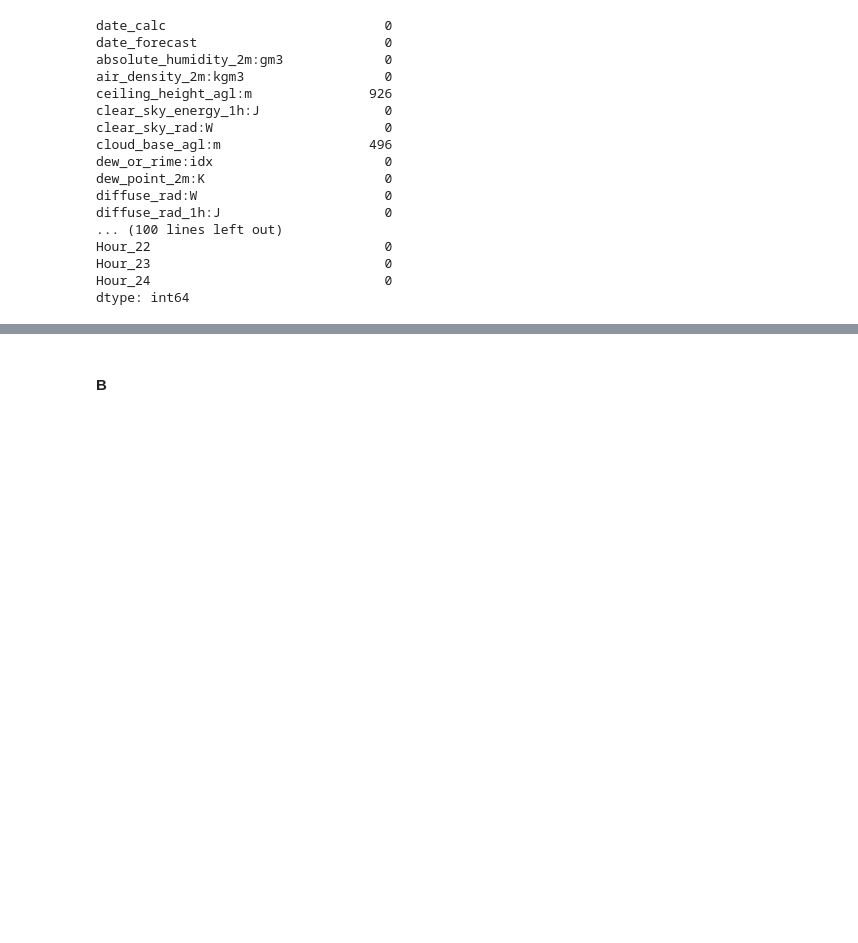
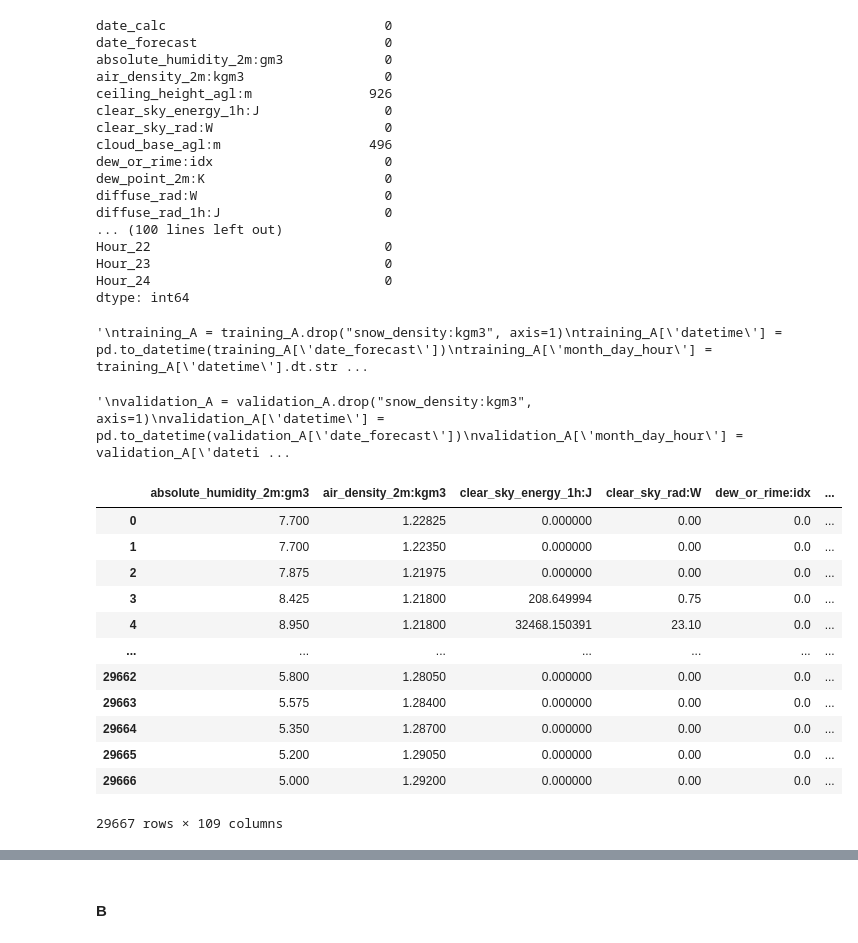
Before and after one commit to odaernt/Machine-learning-066, a Jupyter notebook: models_each_location.ipynb, the cells around one changed output, grey strips where cells are left out. Saved outputs shown, nothing was run; the diff lists cells and outputs as text; code cells hidden in the pictures; blank space fills up the shorter version.

```diff
--- a/models_each_location.ipynb
+++ b/models_each_location.ipynb
@@ -391,9 +376,10 @@ Hour_23                              0
 Hour_24                              0
 dtype: int64
 # %%
-#training_A = training_A.dropna(axis=1, how='any')
-#validation_A = validation_A.dropna(axis=1, how='any')
+training_A = training_A.dropna(axis=1, how='any')
+validation_A = validation_A.dropna(axis=1, how='any')
 
+'''
 training_A = training_A.drop("snow_density:kgm3", axis=1)
 training_A['datetime'] = pd.to_datetime(training_A['date_forecast'])
 training_A['month_day_hour'] = training_A['datetime'].dt.strftime('%m-%d %H')
@@ -410,7 +396,11 @@ training_A['cloud_base_agl:m'].fillna(training_A['month_day_hour'].map(mean_clou
 training_A = training_A.drop(['datetime', 'month_day_hour'], axis=1)
 training_A['ceiling_height_agl:m'].fillna(method='ffill', inplace=True)
 training_A['cloud_base_agl:m'].fillna(method='ffill', inplace=True)
+'''
+# %% [output]
+'\ntraining_A = training_A.drop("snow_density:kgm3", axis=1)\ntraining_A[\'datetime\'] = pd.to_datetime(training_A[\'date_forecast\'])\ntraining_A[\'month_day_hour\'] = training_A[\'datetime\'].dt.str ...
 # %%
+'''
 validation_A = validation_A.drop("snow_density:kgm3", axis=1)
 validation_A['datetime'] = pd.to_datetime(validation_A['date_forecast'])
 validation_A['month_day_hour'] = validation_A['datetime'].dt.strftime('%m-%d %H')
@@ -427,6 +417,9 @@ validation_A['cloud_base_agl:m'].fillna(validation_A['month_day_hour'].map(mean_
 validation_A = validation_A.drop(['datetime', 'month_day_hour'], axis=1)
 validation_A['ceiling_height_agl:m'].fillna(method='ffill', inplace=True)
 validation_A['cloud_base_agl:m'].fillna(method='ffill', inplace=True)
+'''
+# %% [output]
+'\nvalidation_A = validation_A.drop("snow_density:kgm3", axis=1)\nvalidation_A[\'datetime\'] = pd.to_datetime(validation_A[\'date_forecast\'])\nvalidation_A[\'month_day_hour\'] = validation_A[\'dateti ...
 # %%
 y_train = training_A['pv_measurement']
 
@@ -438,3 +431,19 @@ y_validate = validation_A['pv_measurement']
 X_validate = validation_A.drop(columns=['pv_measurement'])
 X_validate = X_validate.drop(columns=['date_forecast'])
 X_validate = X_validate.drop(columns=['date_calc'])
+# %%
+X_train
+# %% [output]
+|  | absolute_humidity_2m:gm3 | air_density_2m:kgm3 | clear_sky_energy_1h:J | clear_sky_rad:W | dew_or_rime:idx | ... |
+| 0 | 7.700 | 1.22825 | 0.000000 | 0.00 | 0.0 | ... |
+| 1 | 7.700 | 1.22350 | 0.000000 | 0.00 | 0.0 | ... |
+| 2 | 7.875 | 1.21975 | 0.000000 | 0.00 | 0.0 | ... |
+| 3 | 8.425 | 1.21800 | 208.649994 | 0.75 | 0.0 | ... |
+| 4 | 8.950 | 1.21800 | 32468.150391 | 23.10 | 0.0 | ... |
+| ... | ... | ... | ... | ... | ... | ... |
+| 29662 | 5.800 | 1.28050 | 0.000000 | 0.00 | 0.0 | ... |
+| 29663 | 5.575 | 1.28400 | 0.000000 | 0.00 | 0.0 | ... |
+| 29664 | 5.350 | 1.28700 | 0.000000 | 0.00 | 0.0 | ... |
+| 29665 | 5.200 | 1.29050 | 0.000000 | 0.00 | 0.0 | ... |
+| 29666 | 5.000 | 1.29200 | 0.000000 | 0.00 | 0.0 | ... |
+29667 rows × 109 columns
```
Also changed, not shown: parts of 20 cells of this notebook, 3 other files.
